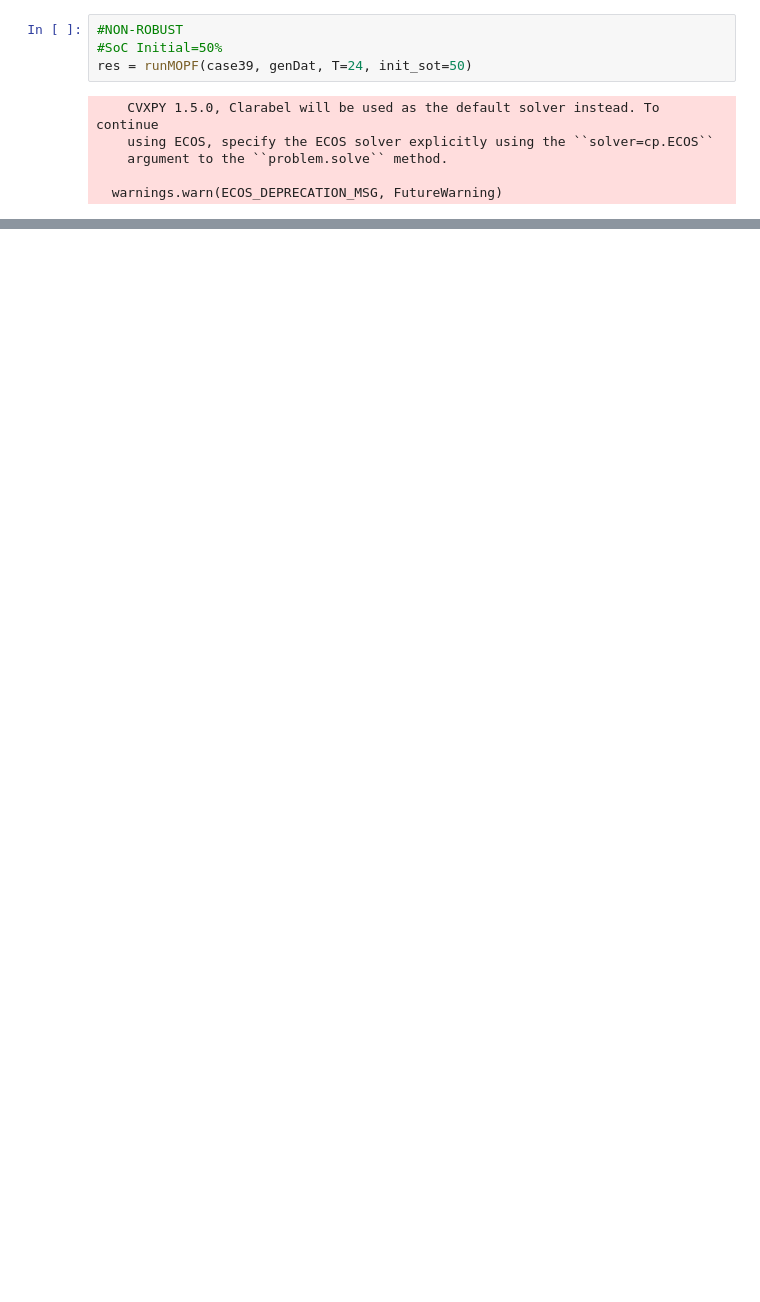
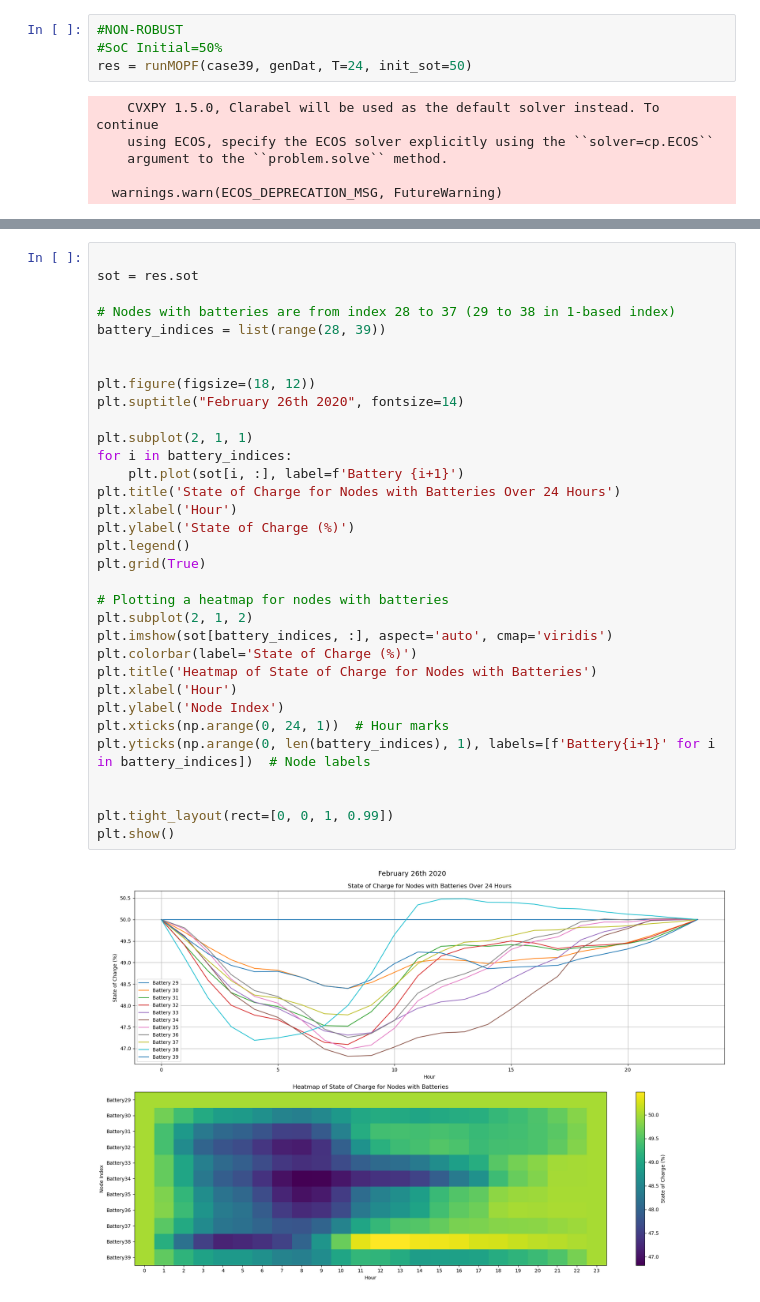
Before and after one commit to carlacupcake/CE295-OPF, a Jupyter notebook: Multiperiod.ipynb, the cells around one changed output, grey strips where cells are left out. Drawn from its saved outputs; the diff is of its cells as text; blank space fills up the shorter version.

```diff
--- a/Multiperiod.ipynb
+++ b/Multiperiod.ipynb
@@ -389,0 +396,35 @@ plt.show()
+# %%
+
+sot = res.sot
+
+# Nodes with batteries are from index 28 to 37 (29 to 38 in 1-based index)
+battery_indices = list(range(28, 39))
+
+
+plt.figure(figsize=(18, 12))
+plt.suptitle("February 26th 2020", fontsize=14)
+
+plt.subplot(2, 1, 1)
+for i in battery_indices:
+    plt.plot(sot[i, :], label=f'Battery {i+1}')
+plt.title('State of Charge for Nodes with Batteries Over 24 Hours')
+plt.xlabel('Hour')
+plt.ylabel('State of Charge (%)')
+plt.legend()
+plt.grid(True)
+
+# Plotting a heatmap for nodes with batteries
+plt.subplot(2, 1, 2)
+plt.imshow(sot[battery_indices, :], aspect='auto', cmap='viridis')
+plt.colorbar(label='State of Charge (%)')
+plt.title('Heatmap of State of Charge for Nodes with Batteries')
+plt.xlabel('Hour')
+plt.ylabel('Node Index')
+plt.xticks(np.arange(0, 24, 1))  # Hour marks
+plt.yticks(np.arange(0, len(battery_indices), 1), labels=[f'Battery{i+1}' for i in battery_indices])  # Node labels
+
+
+plt.tight_layout(rect=[0, 0, 1, 0.99])
+plt.show()
+# %% [output]
+[figure, added]
```
Also changed, not shown: parts of 11 cells of this notebook, 8 other files.
